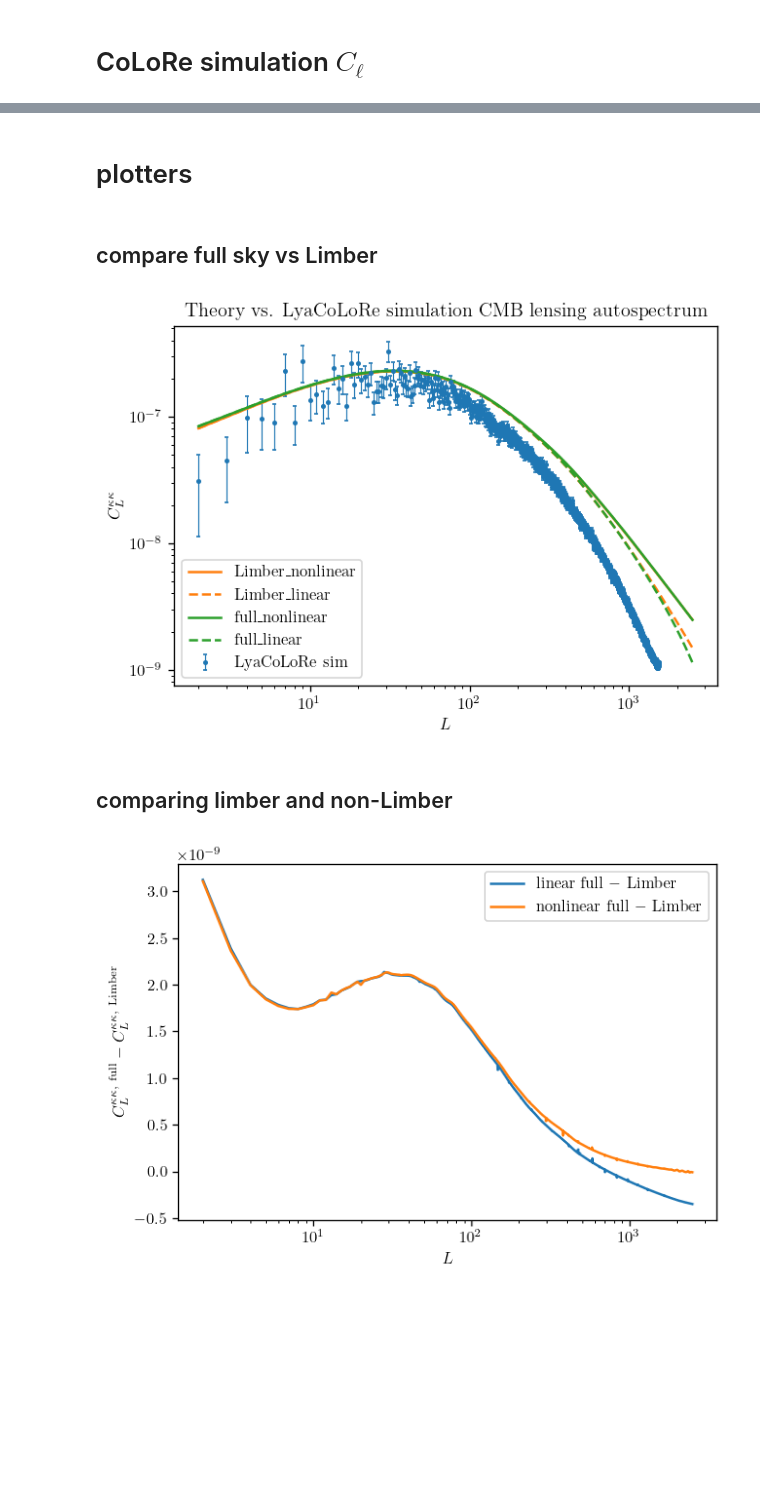
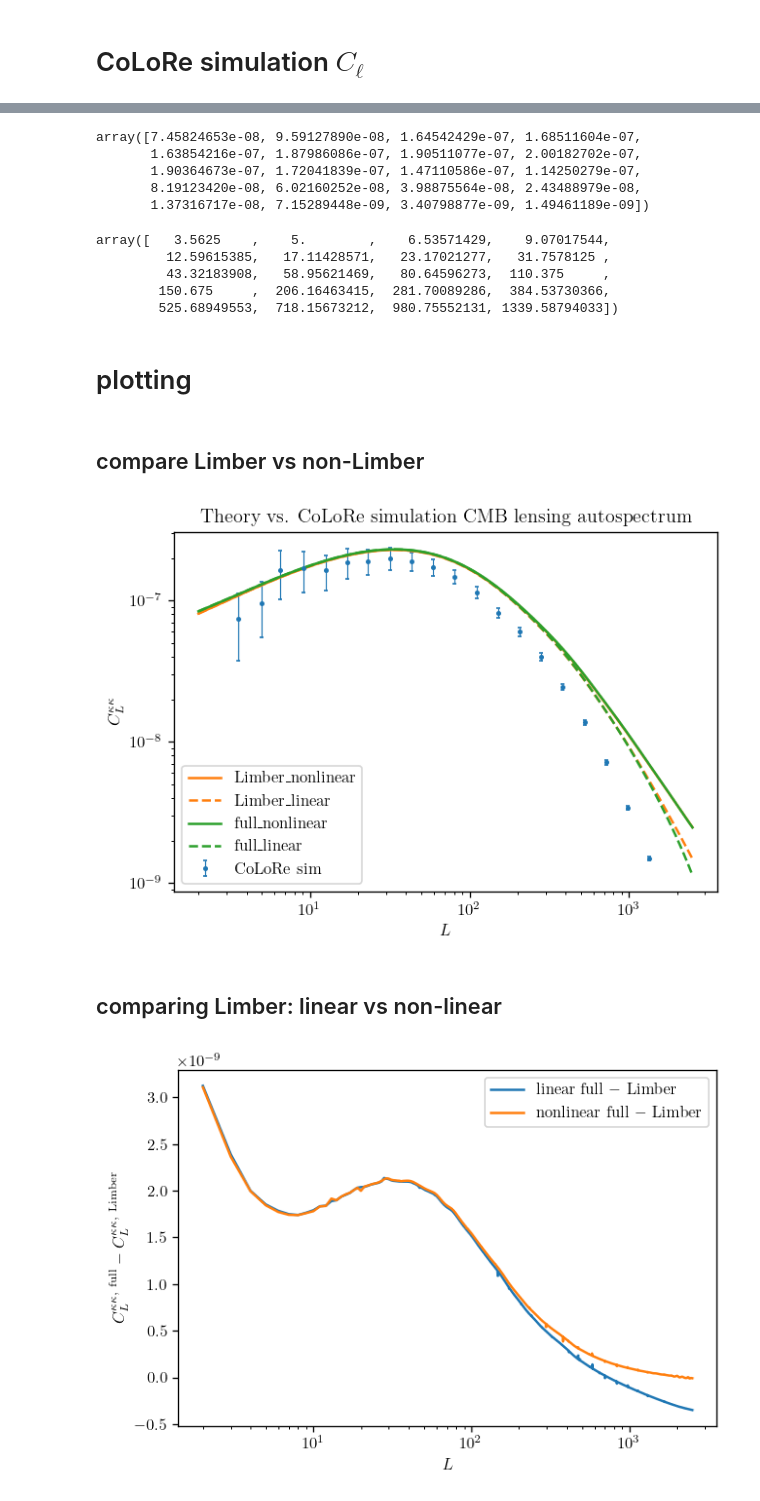
Before and after one commit to dljarque/LSST_CMBlensing_forecast, a Jupyter notebook: notebooks/cmb_lensing_auto.ipynb, the cells around one changed output, grey strips where cells are left out. Cells and saved outputs as stored; diff of their text form; code cells hidden in the pictures; blank space fills up the shorter version.

```diff
--- a/notebooks/cmb_lensing_auto.ipynb
+++ b/notebooks/cmb_lensing_auto.ipynb
@@ -183,42 +227,61 @@ m = ells_colore >= 2  # mask out first monopole and dipole
+# %%
+ells_colore_newlog, cl_kk_colore_newlog = log_bin_cls(ells_colore[m], cl_kk_colore_new[m], nbins=20)
+cl_kk_colore_newlog
+# %% [output]
+array([7.45824653e-08, 9.59127890e-08, 1.64542429e-07, 1.68511604e-07,
+       1.63854216e-07, 1.87986086e-07, 1.90511077e-07, 2.00182702e-07,
+       1.90364673e-07, 1.72041839e-07, 1.47110586e-07, 1.14250279e-07,
+       8.19123420e-08, 6.02160252e-08, 3.98875564e-08, 2.43488979e-08,
+       1.37316717e-08, 7.15289448e-09, 3.40798877e-09, 1.49461189e-09])
+# %%
+ells_colore_newlog
+# %% [output]
+array([   3.5625    ,    5.        ,    6.53571429,    9.07017544,
+         12.59615385,   17.11428571,   23.17021277,   31.7578125 ,
+         43.32183908,   58.95621469,   80.64596273,  110.375     ,
+        150.675     ,  206.16463415,  281.70089286,  384.53730366,
+        525.68949553,  718.15673212,  980.75552131, 1339.58794033])
 # %%
 N_tt = 0  # no CMB lensing noise here
-var_tt = 2.0 * (cl_kk_colore_old + N_tt)**2 / (2*ells_colore + 1)  # TT variance
-err_tt = np.sqrt(var_tt)
+var_tt_old  = 2.0 * (cl_kk_colore_old + N_tt)**2 / (2*ells_colore + 1)  # TT variance
+var_tt_new = 2.0 * (cl_kk_colore_newlog + N_tt)**2 / (2*ells_colore_newlog + 1)  # TT variance
+err_tt_old = np.sqrt(var_tt_old)
+err_tt_new = np.sqrt(var_tt_new)
 # %% [markdown]
-# plotters
+# plotting
 # %% [markdown]
-## compare full sky vs Limber
+## compare Limber vs non-Limber
 # %%
 plt.figure(figsize=(6, 4), dpi=120)
 
-plt.errorbar(ells_colore[m], cl_kk_colore[m], yerr=err_tt[m], elinewidth=0.7, capsize=1.0, fmt='C0.', markersize=4.0, label='LyaCoLoRe sim')
+plt.errorbar(ells_colore_newlog, cl_kk_colore_newlog, yerr=err_tt_new, elinewidth=0.7, capsize=1.0, fmt='C0.', markersize=4.0, label='CoLoRe sim')
 
 # manual limber integration full redshift
 
 plt.plot(ells, cl_kappa_nonlin_fullz, c='C1', label='Limber_nonlinear')
 plt.plot(ells, cl_kappa_lin_fullz, c='C1', ls='--', label='Limber_linear')
 
 
 # full sky integration full redshift
 plt.plot(ells, cl_kappa_camb_nonlin, c='C2', label='full_nonlinear')
 plt.plot(ells, cl_kappa_camb_lin, c='C2', ls='--', label='full_linear')
 
 plt.xscale('log')
 plt.yscale('log')
 plt.xlabel(r'$L$')
 plt.ylabel(r'$C_{L}^{\kappa \kappa}$')
 
 
 plt.title('Theory vs. CoLoRe simulation CMB lensing autospectrum')
 plt.legend()
 
 plt.savefig(f'plots/kappa_cls_limber_comparison.png', bbox_inches='tight')
 plt.savefig(f'plots/kappa_cls_limber_comparison.pdf', bbox_inches='tight')
 plt.show()
 # %% [output]
-[figure, old version]
+[figure, new version]
 # %% [markdown]
-## comparing limber and non-Limber
+## comparing Limber: linear vs non-linear
 # %%
 plt.figure(figsize=(6, 4), dpi=120)
 
```
Also changed, not shown: parts of 3 cells of this notebook, 4 other files.
